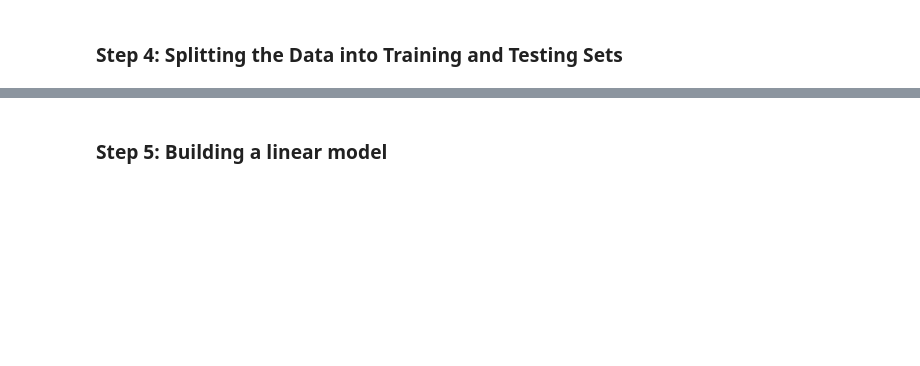
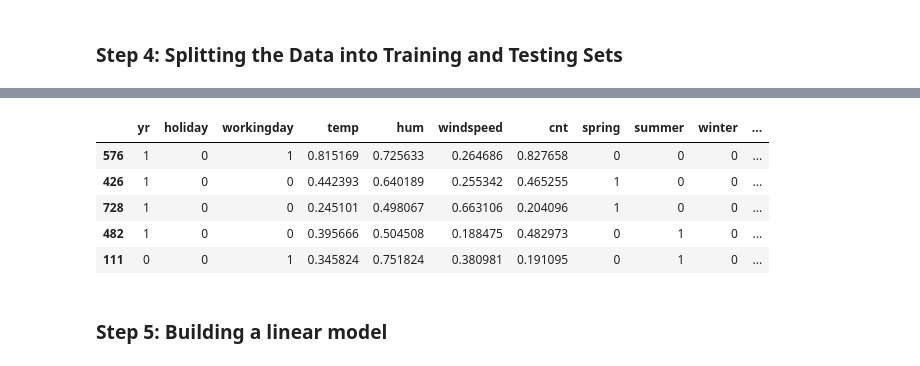
Before and after one commit to kamit1983/Bike_Sharing_Assignment, a Jupyter notebook: Boombikes.ipynb, the cells around one changed output, grey strips where cells are left out. Cells and saved outputs as stored; diff of their text form; code cells hidden in the pictures; blank space fills up the shorter version.

```diff
--- a/Boombikes.ipynb
+++ b/Boombikes.ipynb
@@ -134,2 +185,16 @@ plt.show()
+# %%
+# Rescaling
+scalar = MinMaxScaler()
+num_vars = ["temp", "hum", "windspeed", "cnt"]
+# Fit the data
+df_train[num_vars] = scalar.fit_transform(df_train[num_vars])
+df_train.head()
+# %% [output]
+|  | yr | holiday | workingday | temp | hum | windspeed | cnt | spring | summer | winter | ... |
+| 576 | 1 | 0 | 1 | 0.815169 | 0.725633 | 0.264686 | 0.827658 | 0 | 0 | 0 | ... |
+| 426 | 1 | 0 | 0 | 0.442393 | 0.640189 | 0.255342 | 0.465255 | 1 | 0 | 0 | ... |
+| 728 | 1 | 0 | 0 | 0.245101 | 0.498067 | 0.663106 | 0.204096 | 1 | 0 | 0 | ... |
+| 482 | 1 | 0 | 0 | 0.395666 | 0.504508 | 0.188475 | 0.482973 | 0 | 1 | 0 | ... |
+| 111 | 0 | 0 | 1 | 0.345824 | 0.751824 | 0.380981 | 0.191095 | 0 | 1 | 0 | ... |
 # %% [markdown]
 ### Step 5: Building a linear model
```
Also changed, not shown: parts of 19 cells of this notebook.
